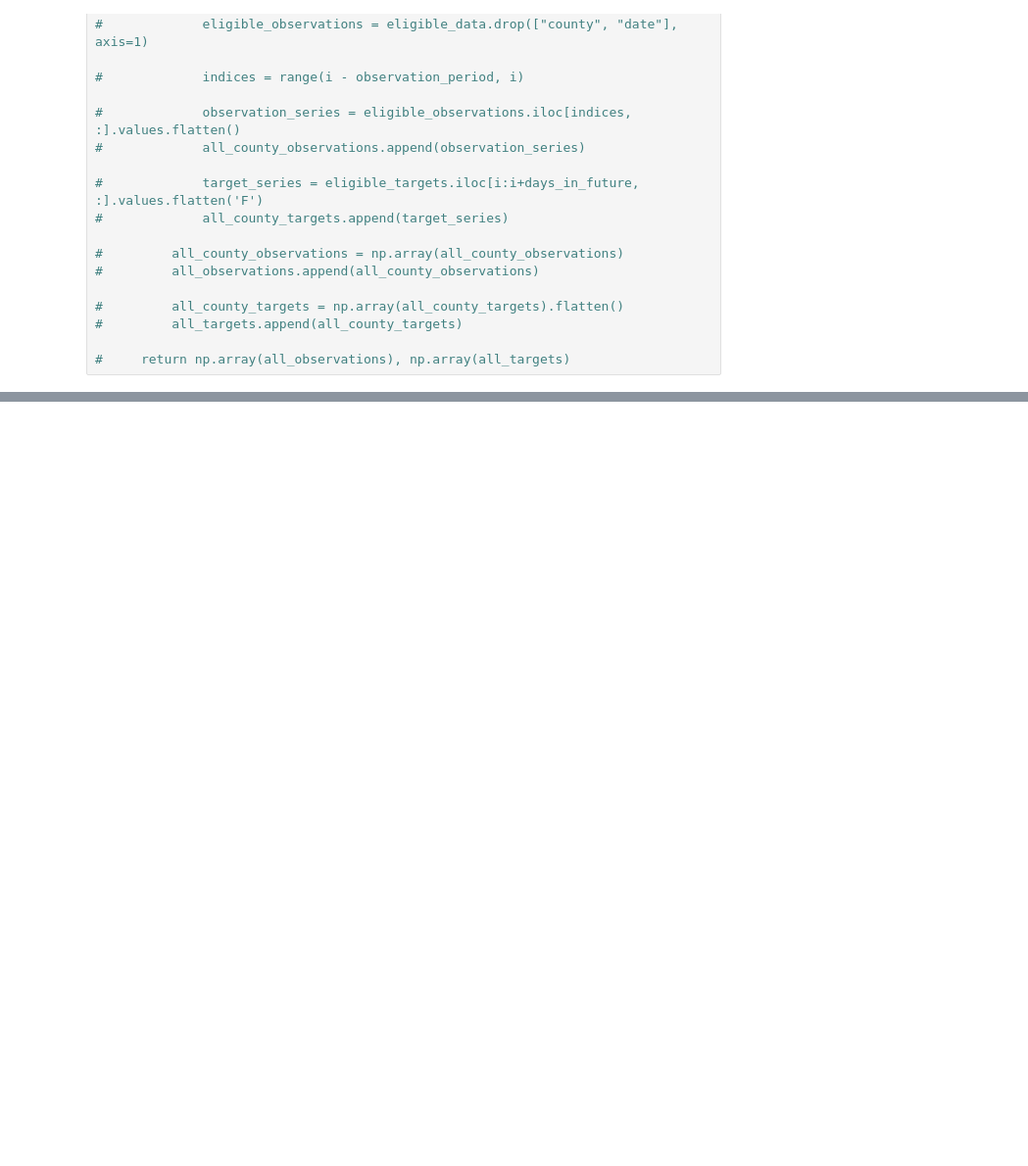
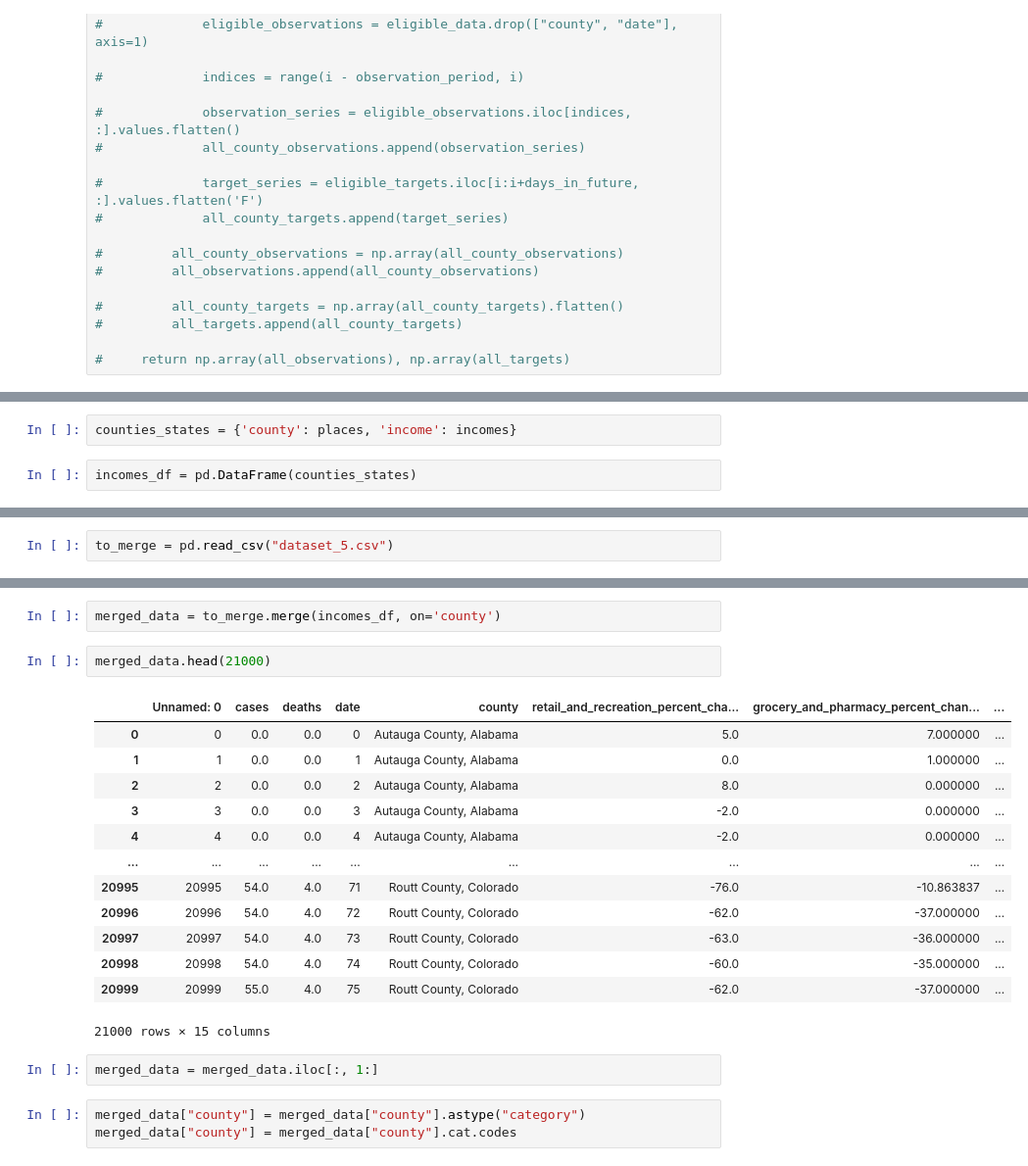
Before and after one commit to lukasrosario/trackingcovid, a Jupyter notebook: Lukas/ml.ipynb, the cells around one changed output, grey strips where cells are left out. Shown at 98% size. Cells and saved outputs as stored; diff of their text form; blank space fills up the shorter version.

Commit message:
clean data

```diff
--- a/Lukas/ml.ipynb
+++ b/Lukas/ml.ipynb
@@ -531,0 +600,4 @@ INFO:tensorflow:Assets written to: ./models/all_counties_good_data\assets
+# %%
+counties_states = {'county': places, 'income': incomes}
+# %%
+incomes_df = pd.DataFrame(counties_states)
@@ -531,0 +613,2 @@ INFO:tensorflow:Assets written to: ./models/all_counties_good_data\assets
+# %%
+to_merge = pd.read_csv("dataset_5.csv")
@@ -531,0 +624,23 @@ INFO:tensorflow:Assets written to: ./models/all_counties_good_data\assets
+# %%
+merged_data = to_merge.merge(incomes_df, on='county')
+# %%
+merged_data.head(21000)
+# %% [output]
+|  | Unnamed: 0 | cases | deaths | date | county | retail_and_recreation_percent_cha... | grocery_and_pharmacy_percent_chan... | ... |
+| 0 | 0 | 0.0 | 0.0 | 0 | Autauga County, Alabama | 5.0 | 7.000000 | ... |
+| 1 | 1 | 0.0 | 0.0 | 1 | Autauga County, Alabama | 0.0 | 1.000000 | ... |
+| 2 | 2 | 0.0 | 0.0 | 2 | Autauga County, Alabama | 8.0 | 0.000000 | ... |
+| 3 | 3 | 0.0 | 0.0 | 3 | Autauga County, Alabama | -2.0 | 0.000000 | ... |
+| 4 | 4 | 0.0 | 0.0 | 4 | Autauga County, Alabama | -2.0 | 0.000000 | ... |
+| ... | ... | ... | ... | ... | ... | ... | ... | ... |
+| 20995 | 20995 | 54.0 | 4.0 | 71 | Routt County, Colorado | -76.0 | -10.863837 | ... |
+| 20996 | 20996 | 54.0 | 4.0 | 72 | Routt County, Colorado | -62.0 | -37.000000 | ... |
+| 20997 | 20997 | 54.0 | 4.0 | 73 | Routt County, Colorado | -63.0 | -36.000000 | ... |
+| 20998 | 20998 | 54.0 | 4.0 | 74 | Routt County, Colorado | -60.0 | -35.000000 | ... |
+| 20999 | 20999 | 55.0 | 4.0 | 75 | Routt County, Colorado | -62.0 | -37.000000 | ... |
+21000 rows × 15 columns
+# %%
+merged_data = merged_data.iloc[:, 1:]
+# %%
+merged_data["county"] = merged_data["county"].astype("category")
+merged_data["county"] = merged_data["county"].cat.codes
```
Also changed, not shown: parts of 10 cells of this notebook, 7 other files.
